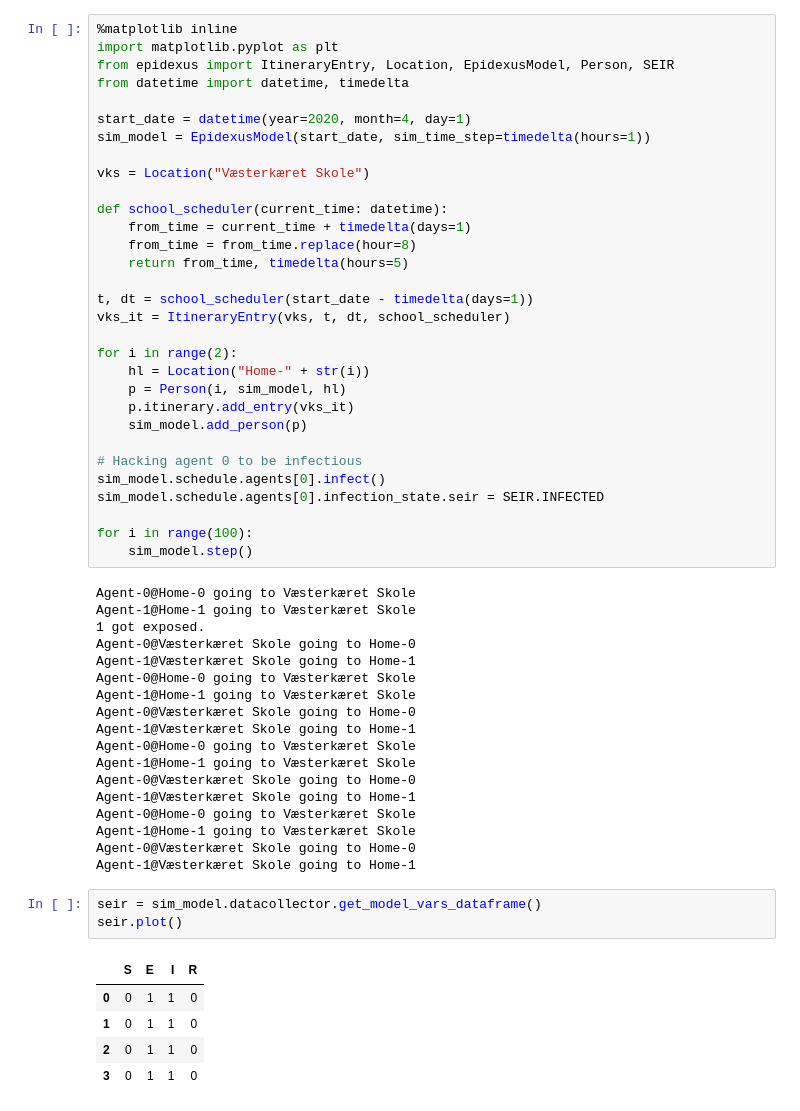
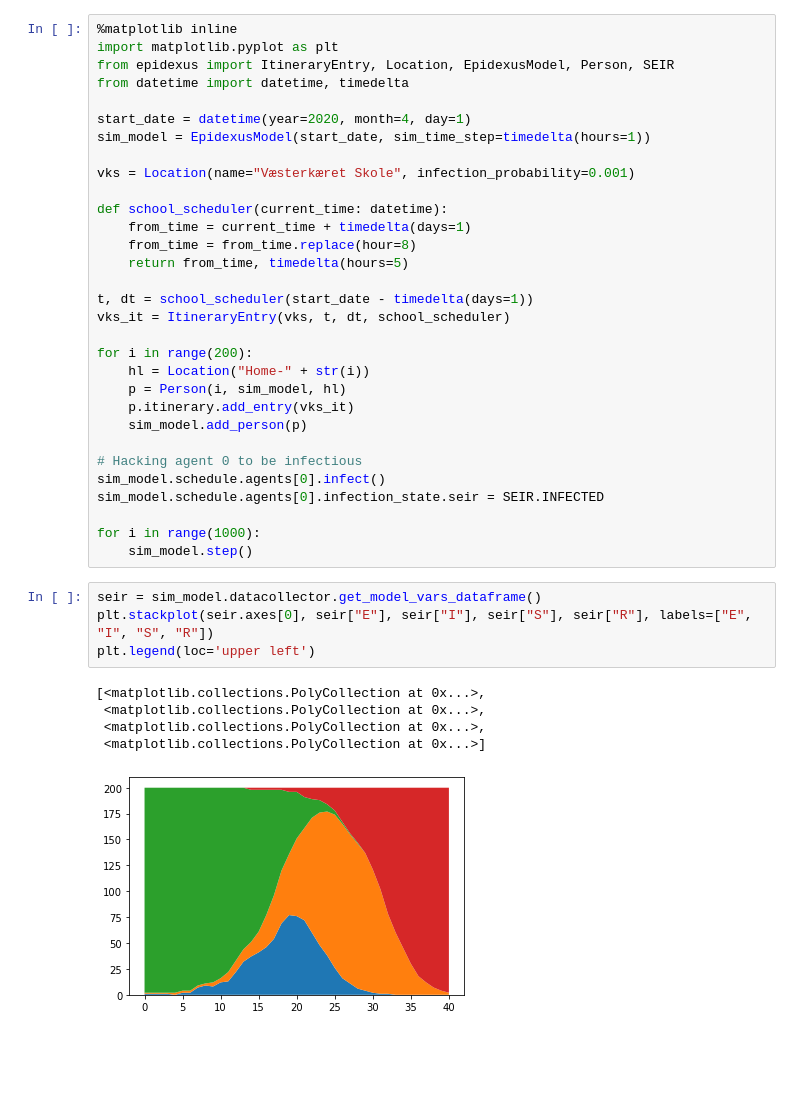
Before and after one commit to kdhansen/epidexus, a Jupyter notebook: corona_sim.ipynb, the cells around one changed output. Saved outputs shown, nothing was run; the diff lists cells and outputs as text; blank space fills up the shorter version.

Commit message:
Add infection propbability to locations

```diff
--- a/corona_sim.ipynb
+++ b/corona_sim.ipynb
@@ -7,7 +7,7 @@ from datetime import datetime, timedelta
 start_date = datetime(year=2020, month=4, day=1)
 sim_model = EpidexusModel(start_date, sim_time_step=timedelta(hours=1))
 
-vks = Location("Væsterkæret Skole")
+vks = Location(name="Væsterkæret Skole", infection_probability=0.001)
 
 def school_scheduler(current_time: datetime):
     from_time = current_time + timedelta(days=1)
@@ -17,7 +17,7 @@ def school_scheduler(current_time: datetime):
 t, dt = school_scheduler(start_date - timedelta(days=1))
 vks_it = ItineraryEntry(vks, t, dt, school_scheduler)
 
-for i in range(2):
+for i in range(200):
     hl = Location("Home-" + str(i))
     p = Person(i, sim_model, hl)
     p.itinerary.add_entry(vks_it)
@@ -27,32 +27,15 @@ for i in range(2):
 sim_model.schedule.agents[0].infect()
 sim_model.schedule.agents[0].infection_state.seir = SEIR.INFECTED
 
-for i in range(100):
+for i in range(1000):
     sim_model.step()
-# %% [output]
-Agent-0@Home-0 going to Væsterkæret Skole
-Agent-1@Home-1 going to Væsterkæret Skole
-1 got exposed.
-Agent-0@Væsterkæret Skole going to Home-0
-Agent-1@Væsterkæret Skole going to Home-1
-Agent-0@Home-0 going to Væsterkæret Skole
-Agent-1@Home-1 going to Væsterkæret Skole
-Agent-0@Væsterkæret Skole going to Home-0
-Agent-1@Væsterkæret Skole going to Home-1
-Agent-0@Home-0 going to Væsterkæret Skole
-Agent-1@Home-1 going to Væsterkæret Skole
-Agent-0@Væsterkæret Skole going to Home-0
-Agent-1@Væsterkæret Skole going to Home-1
-Agent-0@Home-0 going to Væsterkæret Skole
-Agent-1@Home-1 going to Væsterkæret Skole
-Agent-0@Væsterkæret Skole going to Home-0
-Agent-1@Væsterkæret Skole going to Home-1
-# %%
-seir = sim_model.datacollector.get_model_vars_dataframe()
-seir.plot()
-# %% [output]
-|  | S | E | I | R |
-| 0 | 0 | 1 | 1 | 0 |
-| 1 | 0 | 1 | 1 | 0 |
-| 2 | 0 | 1 | 1 | 0 |
-| 3 | 0 | 1 | 1 | 0 |
+# %%
+seir = sim_model.datacollector.get_model_vars_dataframe()
+plt.stackplot(seir.axes[0], seir["E"], seir["I"], seir["S"], seir["R"], labels=["E", "I", "S", "R"])
+plt.legend(loc='upper left')
+# %% [output]
+[<matplotlib.collections.PolyCollection at 0x...>,
+ <matplotlib.collections.PolyCollection at 0x...>,
+ <matplotlib.collections.PolyCollection at 0x...>,
+ <matplotlib.collections.PolyCollection at 0x...>]
+[figure, added]
```
Also changed, not shown: 1 other file.
